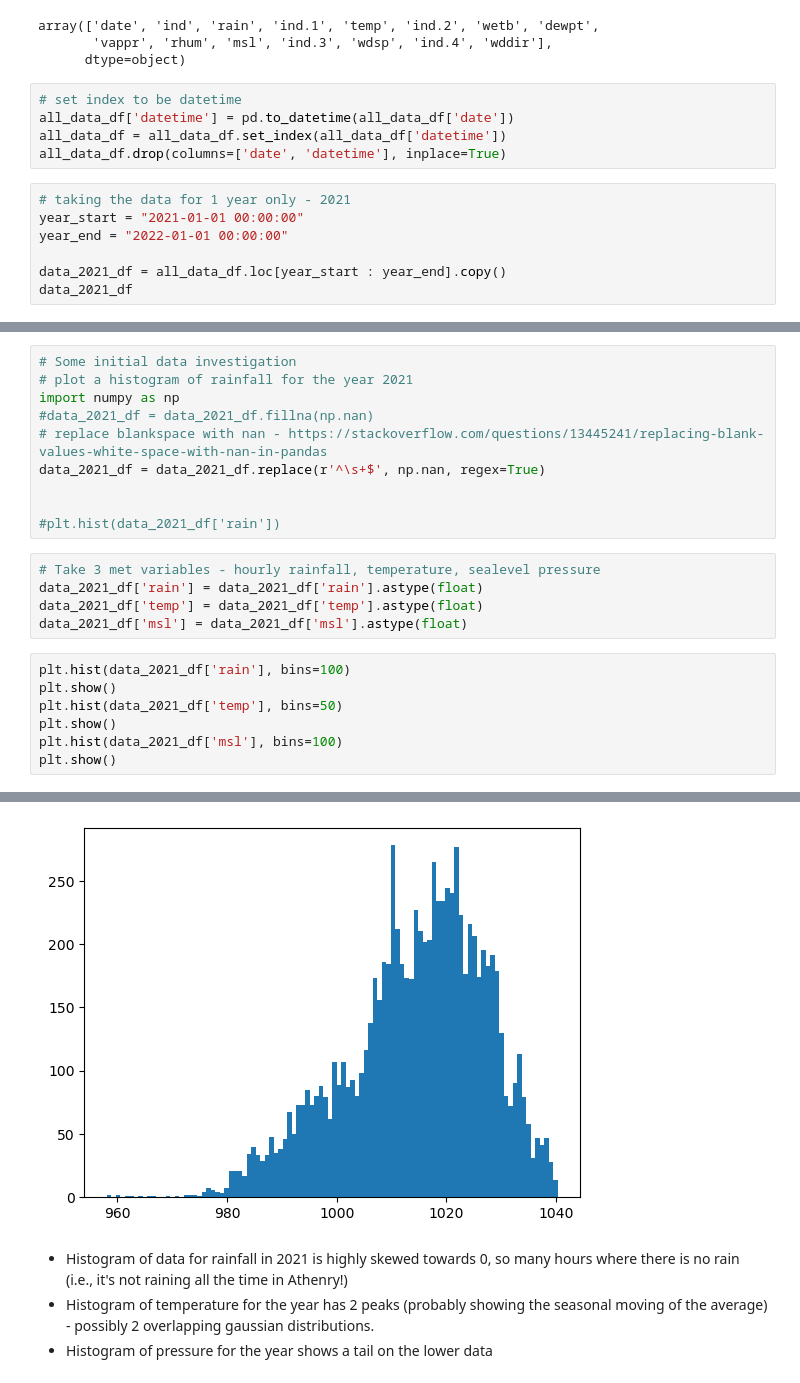
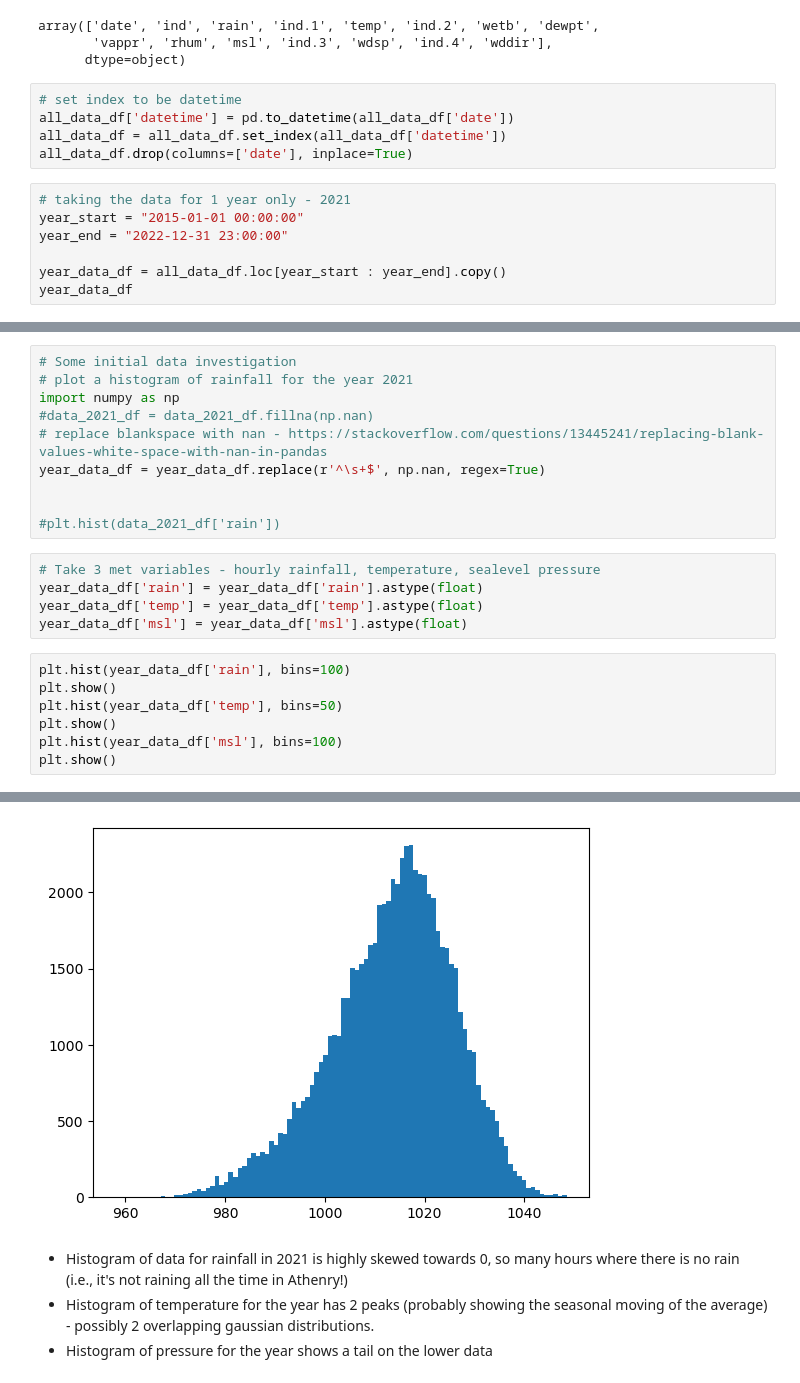
Before and after one commit to Eilis9/PfDA_Project1, a Jupyter notebook: met_athenry.ipynb, the cells around one changed output, grey strips where cells are left out. Cells and saved outputs as stored; diff of their text form.

```diff
--- a/met_athenry.ipynb
+++ b/met_athenry.ipynb
@@ -16,14 +21,14 @@ array(['date', 'ind', 'rain', 'ind.1', 'temp', 'ind.2', 'wetb', 'dewpt',
 # set index to be datetime
 all_data_df['datetime'] = pd.to_datetime(all_data_df['date'])
 all_data_df = all_data_df.set_index(all_data_df['datetime'])
-all_data_df.drop(columns=['date', 'datetime'], inplace=True)
+all_data_df.drop(columns=['date'], inplace=True)
 # %%
 # taking the data for 1 year only - 2021
-year_start = "2021-01-01 00:00:00"
-year_end = "2022-01-01 00:00:00"
+year_start = "2015-01-01 00:00:00"
+year_end = "2022-12-31 23:00:00"
 
-data_2021_df = all_data_df.loc[year_start : year_end].copy()
-data_2021_df
+year_data_df = all_data_df.loc[year_start : year_end].copy()
+year_data_df
 # %% [output]
 |  | ind | rain | ind.1 | temp | ind.2 | wetb | dewpt | vappr | rhum | msl | ind.3 | ... |
 | datetime |  |  |  |  |  |  |  |  |  |  |  | ... |
@@ -45,20 +50,20 @@ data_2021_df
 import numpy as np
 #data_2021_df = data_2021_df.fillna(np.nan)
 # replace blankspace with nan - https://stackoverflow.com/questions/13445241/replacing-blank-values-white-space-with-nan-in-pandas
-data_2021_df = data_2021_df.replace(r'^\s+$', np.nan, regex=True)
+year_data_df = year_data_df.replace(r'^\s+$', np.nan, regex=True)
 
 
 #plt.hist(data_2021_df['rain'])
 # %%
 # Take 3 met variables - hourly rainfall, temperature, sealevel pressure
-data_2021_df['rain'] = data_2021_df['rain'].astype(float)
-data_2021_df['temp'] = data_2021_df['temp'].astype(float)
-data_2021_df['msl'] = data_2021_df['msl'].astype(float)
+year_data_df['rain'] = year_data_df['rain'].astype(float)
+year_data_df['temp'] = year_data_df['temp'].astype(float)
+year_data_df['msl'] = year_data_df['msl'].astype(float)
 # %%
-plt.hist(data_2021_df['rain'], bins=100)
+plt.hist(year_data_df['rain'], bins=100)
 plt.show()
-plt.hist(data_2021_df['temp'], bins=50)
+plt.hist(year_data_df['temp'], bins=50)
 plt.show()
-plt.hist(data_2021_df['msl'], bins=100)
+plt.hist(year_data_df['msl'], bins=100)
 plt.show()
 # %% [output]
@@ -67,4 +72,4 @@ plt.show()
-[figure, old version]
+[figure, new version]
 # %% [markdown]
 - Histogram of data for rainfall in 2021 is highly skewed towards 0, so many hours where there is no rain (i.e., it's not raining all the time in Athenry!)
 - Histogram of temperature for the year has 2 peaks (probably showing the seasonal moving of the average) - possibly 2 overlapping gaussian distributions.
```
Also changed, not shown: parts of 8 cells of this notebook.
